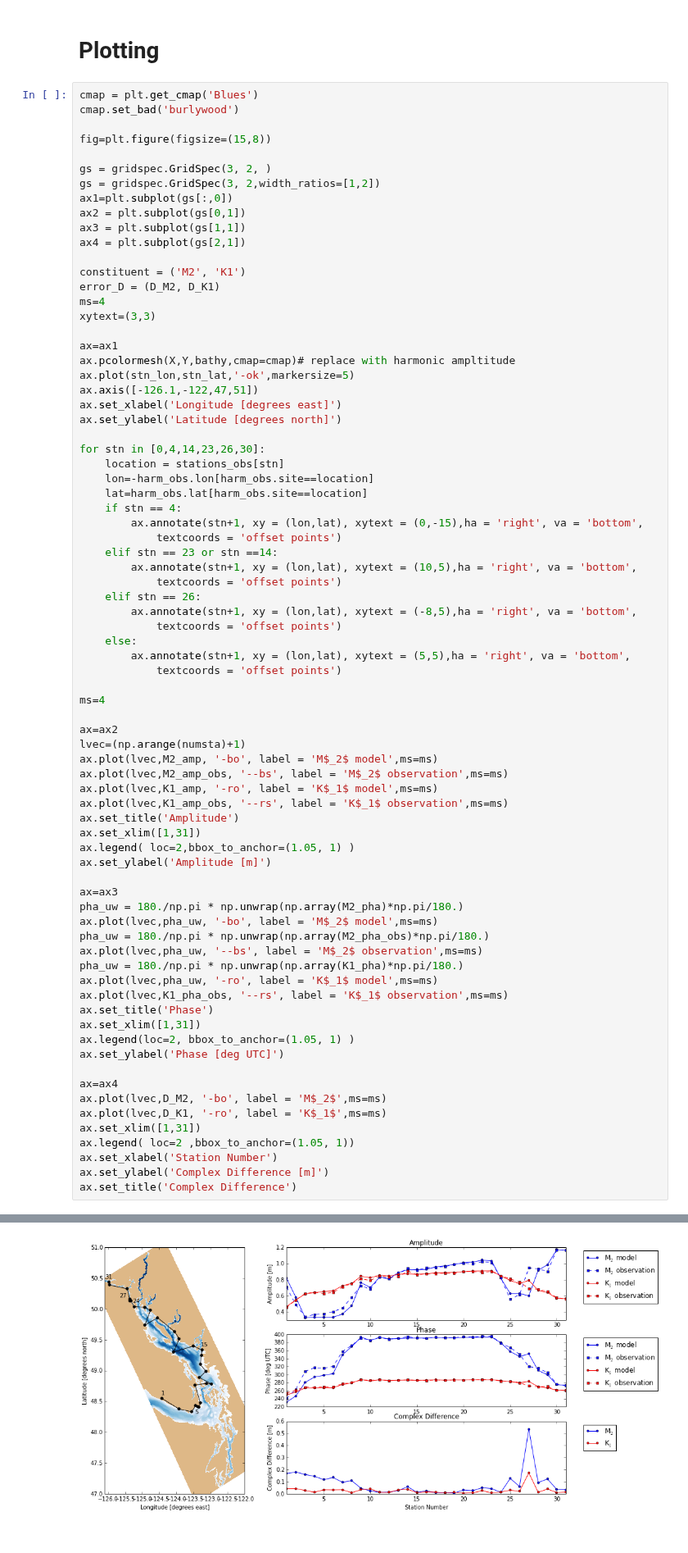
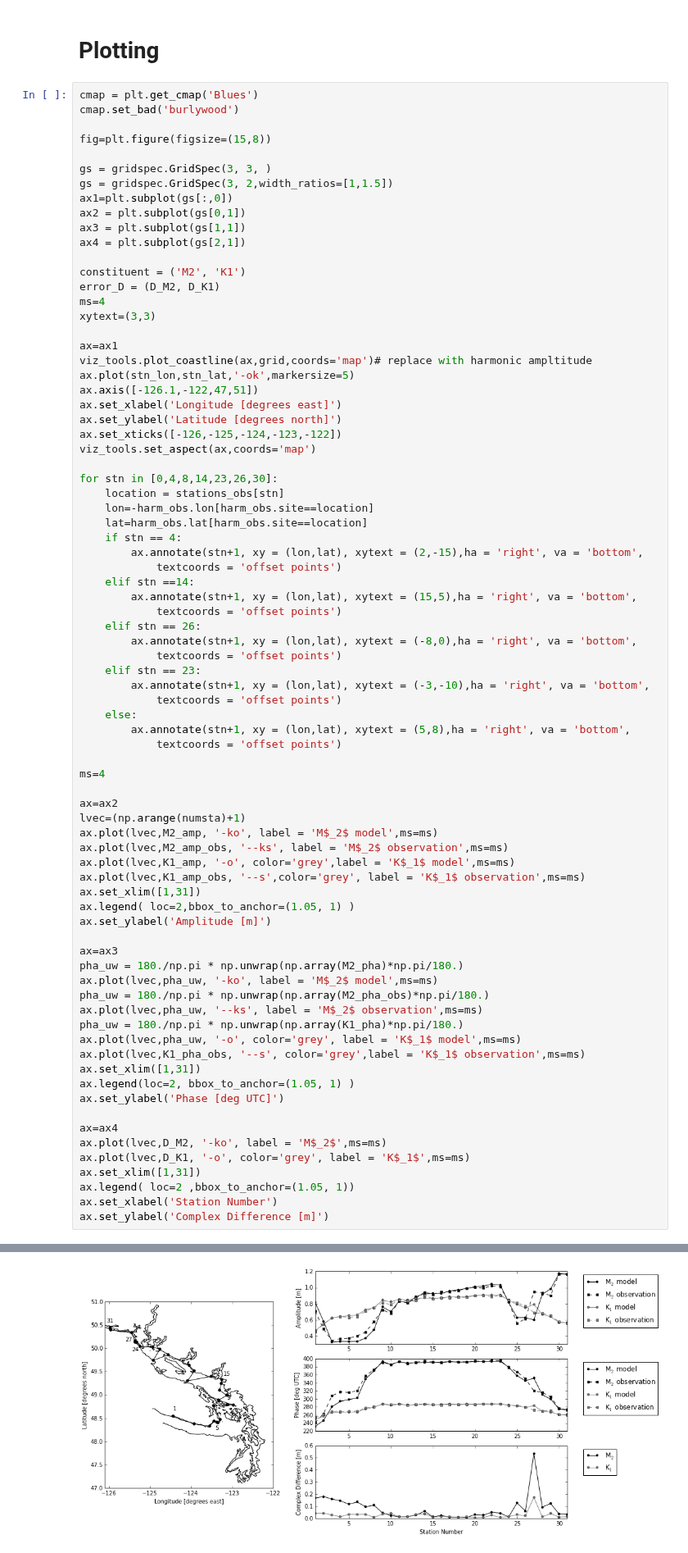
Before and after one commit to SalishSeaCast/storm-surge, a Jupyter notebook: FigureScripts/tides.ipynb, the cells around one changed output, grey strips where cells are left out. Shown at 82% size. Cells and saved outputs as stored; diff of their text form.

```diff
--- a/FigureScripts/tides.ipynb
+++ b/FigureScripts/tides.ipynb
@@ -312,8 +312,8 @@ cmap.set_bad('burlywood')
 
 fig=plt.figure(figsize=(15,8))
 
-gs = gridspec.GridSpec(3, 2, )
-gs = gridspec.GridSpec(3, 2,width_ratios=[1,2])
+gs = gridspec.GridSpec(3, 3, )
+gs = gridspec.GridSpec(3, 2,width_ratios=[1,1.5])
 ax1=plt.subplot(gs[:,0])
 ax2 = plt.subplot(gs[0,1])
 ax3 = plt.subplot(gs[1,1])
@@ -325,63 +325,65 @@ ms=4
 xytext=(3,3)
 
 ax=ax1
-ax.pcolormesh(X,Y,bathy,cmap=cmap)# replace with harmonic ampltitude
+viz_tools.plot_coastline(ax,grid,coords='map')# replace with harmonic ampltitude
 ax.plot(stn_lon,stn_lat,'-ok',markersize=5)
 ax.axis([-126.1,-122,47,51])
 ax.set_xlabel('Longitude [degrees east]')
 ax.set_ylabel('Latitude [degrees north]')
+ax.set_xticks([-126,-125,-124,-123,-122])
+viz_tools.set_aspect(ax,coords='map')
 
-for stn in [0,4,14,23,26,30]:
+for stn in [0,4,8,14,23,26,30]:
     location = stations_obs[stn]
     lon=-harm_obs.lon[harm_obs.site==location]
     lat=harm_obs.lat[harm_obs.site==location]
     if stn == 4:
-        ax.annotate(stn+1, xy = (lon,lat), xytext = (0,-15),ha = 'right', va = 'bottom',
+        ax.annotate(stn+1, xy = (lon,lat), xytext = (2,-15),ha = 'right', va = 'bottom',
             textcoords = 'offset points')
-    elif stn == 23 or stn ==14:
-        ax.annotate(stn+1, xy = (lon,lat), xytext = (10,5),ha = 'right', va = 'bottom',
+    elif stn ==14:
+        ax.annotate(stn+1, xy = (lon,lat), xytext = (15,5),ha = 'right', va = 'bottom',
             textcoords = 'offset points')
     elif stn == 26:
-        ax.annotate(stn+1, xy = (lon,lat), xytext = (-8,5),ha = 'right', va = 'bottom',
+        ax.annotate(stn+1, xy = (lon,lat), xytext = (-8,0),ha = 'right', va = 'bottom',
+            textcoords = 'offset points')
+    elif stn == 23:
+        ax.annotate(stn+1, xy = (lon,lat), xytext = (-3,-10),ha = 'right', va = 'bottom',
             textcoords = 'offset points')
     else:
-        ax.annotate(stn+1, xy = (lon,lat), xytext = (5,5),ha = 'right', va = 'bottom',
+        ax.annotate(stn+1, xy = (lon,lat), xytext = (5,8),ha = 'right', va = 'bottom',
             textcoords = 'offset points')
 
 ms=4
 
 ax=ax2
 lvec=(np.arange(numsta)+1)
-ax.plot(lvec,M2_amp, '-bo', label = 'M$_2$ model',ms=ms)
-ax.plot(lvec,M2_amp_obs, '--bs', label = 'M$_2$ observation',ms=ms)
-ax.plot(lvec,K1_amp, '-ro', label = 'K$_1$ model',ms=ms)
-ax.plot(lvec,K1_amp_obs, '--rs', label = 'K$_1$ observation',ms=ms)
-ax.set_title('Amplitude')
+ax.plot(lvec,M2_amp, '-ko', label = 'M$_2$ model',ms=ms)
+ax.plot(lvec,M2_amp_obs, '--ks', label = 'M$_2$ observation',ms=ms)
+ax.plot(lvec,K1_amp, '-o', color='grey',label = 'K$_1$ model',ms=ms)
+ax.plot(lvec,K1_amp_obs, '--s',color='grey', label = 'K$_1$ observation',ms=ms)
 ax.set_xlim([1,31])
 ax.legend( loc=2,bbox_to_anchor=(1.05, 1) )
 ax.set_ylabel('Amplitude [m]')
 
 ax=ax3
 pha_uw = 180./np.pi * np.unwrap(np.array(M2_pha)*np.pi/180.)
-ax.plot(lvec,pha_uw, '-bo', label = 'M$_2$ model',ms=ms)
+ax.plot(lvec,pha_uw, '-ko', label = 'M$_2$ model',ms=ms)
 pha_uw = 180./np.pi * np.unwrap(np.array(M2_pha_obs)*np.pi/180.)
-ax.plot(lvec,pha_uw, '--bs', label = 'M$_2$ observation',ms=ms)
+ax.plot(lvec,pha_uw, '--ks', label = 'M$_2$ observation',ms=ms)
 pha_uw = 180./np.pi * np.unwrap(np.array(K1_pha)*np.pi/180.)
-ax.plot(lvec,pha_uw, '-ro', label = 'K$_1$ model',ms=ms)
-ax.plot(lvec,K1_pha_obs, '--rs', label = 'K$_1$ observation',ms=ms)
-ax.set_title('Phase')
+ax.plot(lvec,pha_uw, '-o', color='grey', label = 'K$_1$ model',ms=ms)
+ax.plot(lvec,K1_pha_obs, '--s', color='grey',label = 'K$_1$ observation',ms=ms)
 ax.set_xlim([1,31])
 ax.legend(loc=2, bbox_to_anchor=(1.05, 1) )
 ax.set_ylabel('Phase [deg UTC]')
 
 ax=ax4
-ax.plot(lvec,D_M2, '-bo', label = 'M$_2$',ms=ms)
-ax.plot(lvec,D_K1, '-ro', label = 'K$_1$',ms=ms)
+ax.plot(lvec,D_M2, '-ko', label = 'M$_2$',ms=ms)
+ax.plot(lvec,D_K1, '-o', color='grey', label = 'K$_1$',ms=ms)
 ax.set_xlim([1,31])
 ax.legend( loc=2 ,bbox_to_anchor=(1.05, 1))
 ax.set_xlabel('Station Number')
 ax.set_ylabel('Complex Difference [m]')
-ax.set_title('Complex Difference')
 # %% [output]
 <matplotlib.text.Text at 0x...>
-[figure, old version]
+[figure, new version]
```
Also changed, not shown: parts of 3 cells of this notebook.
